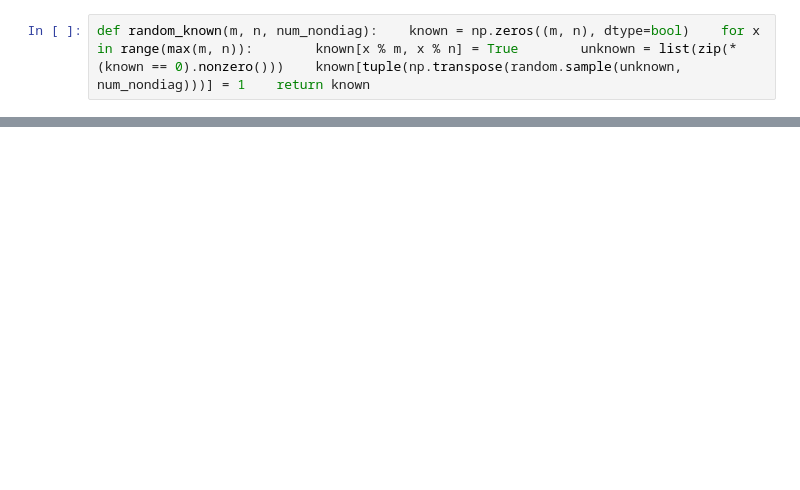
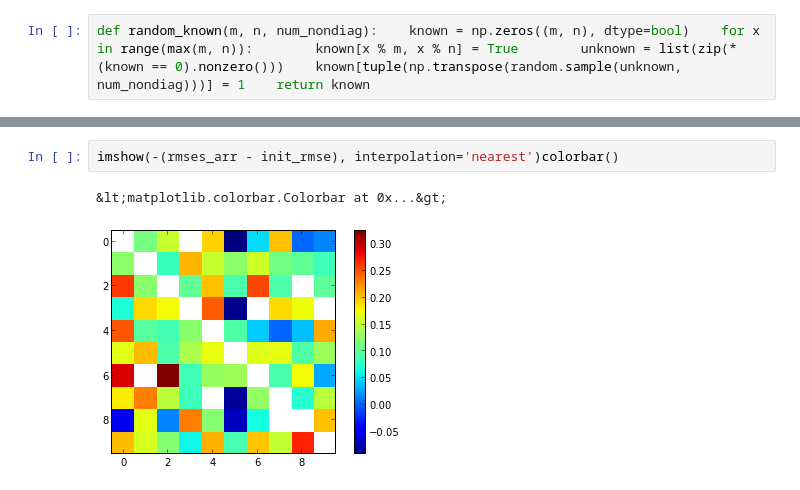
Before and after one commit to autonlab/active-matrix-factorization, a Jupyter notebook: python-pmf/choice-quality.ipynb, the cells around one changed output, grey strips where cells are left out. Drawn from its saved outputs; the diff is of its cells as text; blank space fills up the shorter version.

```diff
--- a/python-pmf/choice-quality.ipynb
+++ b/python-pmf/choice-quality.ipynb
@@ -29,0 +30,5 @@ hist(np.array([np.median(rmses) for rmses in child_rmses]) - np.median(init_rmse
+# %%
+imshow(-(rmses_arr - init_rmse), interpolation='nearest')colorbar()
+# %% [output]
+&lt;matplotlib.colorbar.Colorbar at 0x...&gt;
+[figure, added]
```
Also changed, not shown: parts of 14 cells of this notebook, 1 other file.
